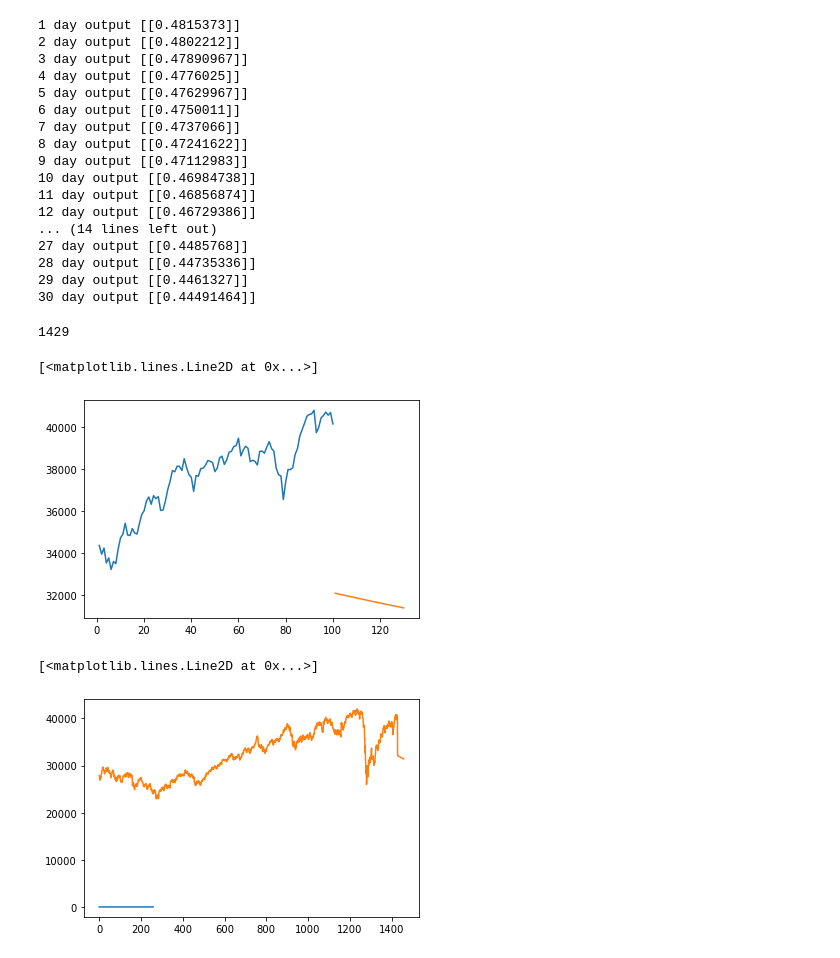
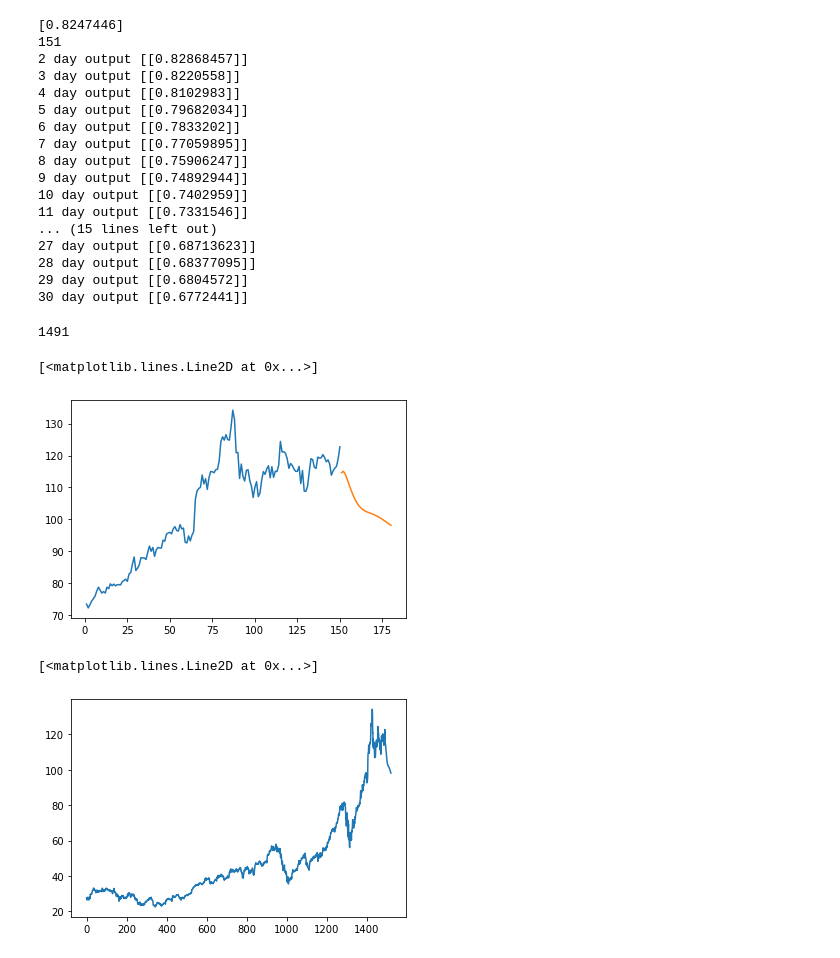
Before and after one commit to Saarthak8/Stock-Trading-Prediction, a Jupyter notebook: pred_model.ipynb, the cells around one changed output. Drawn from its saved outputs; the diff is of its cells as text; code cells hidden in the pictures.

```diff
--- a/pred_model.ipynb
+++ b/pred_model.ipynb
@@ -96,13 +130,13 @@ training_size,test_size
 # convert an array of values into a dataset matrix
 def create_dataset(dataset, time_step=1):
 	dataX, dataY = [], []
-	for i in range(len(dataset)-time_step-1):
+	for i in range(len(dataset)-time_step):
 		a = dataset[i:(i+time_step), 0]   ###i=0, 0,1,2,3-----99   100
 		dataX.append(a)
 		dataY.append(dataset[i + time_step, 0])
 	return np.array(dataX), np.array(dataY)
 # reshape into X=t,t+1,t+2,t+3 and Y=t+4
-time_step = 100
+time_step = 150
 X_train, y_train = create_dataset(train_data, time_step)
 X_test, ytest = create_dataset(test_data, time_step)
 print(X_train.shape), print(y_train.shape)
@@ -123,7 +157,7 @@ from tensorflow.keras.models import Sequential
 from tensorflow.keras.layers import Dense
 from tensorflow.keras.layers import LSTM
 model=Sequential()
-model.add(LSTM(50,return_sequences=True,input_shape=(100,1)))
+model.add(LSTM(50,return_sequences=True,input_shape=(time_step,1)))
 model.add(LSTM(50,return_sequences=True))
 model.add(LSTM(50))
 model.add(Dense(1))
@@ -213,4 +253,4 @@ len(test_data)
 # %%
-x_input=test_data[329:].reshape(1,-1)
+x_input=test_data[len(test_data)-time_step:].reshape(1,-1)
 x_input.shape
 # %% [output]
@@ -241,10 +281,10 @@ temp_input
 # demonstrate prediction for next 30 days
 from numpy import array
 lst_output=[]
-n_steps=100
+n_steps=x_input.shape[1]
 i=0
 while(i<30):
-    if(len(temp_input)>100):
+    if(len(temp_input)>time_step):
         x_input=np.array(temp_input[1:])
         x_input=x_input.reshape(1,-1)
         x_input = x_input.reshape((1, n_steps, 1))
@@ -264,21 +304,21 @@ while(i<30):
         lst_output.extend(yhat.tolist())
         i=i+1
 # %% [output]
-1 day output [[0.4815373]]
-2 day output [[0.4802212]]
-3 day output [[0.47890967]]
-4 day output [[0.4776025]]
-5 day output [[0.47629967]]
-6 day output [[0.4750011]]
-7 day output [[0.4737066]]
-8 day output [[0.47241622]]
-9 day output [[0.47112983]]
-10 day output [[0.46984738]]
-11 day output [[0.46856874]]
-12 day output [[0.46729386]]
-... (14 lines left out)
-27 day output [[0.4485768]]
-28 day output [[0.44735336]]
-29 day output [[0.4461327]]
-30 day output [[0.44491464]]
+[0.8247446]
+151
+2 day output [[0.82868457]]
+3 day output [[0.8220558]]
+4 day output [[0.8102983]]
+5 day output [[0.79682034]]
+6 day output [[0.7833202]]
+7 day output [[0.77059895]]
+8 day output [[0.75906247]]
+9 day output [[0.74892944]]
+10 day output [[0.7402959]]
+11 day output [[0.7331546]]
+... (15 lines left out)
+27 day output [[0.68713623]]
+28 day output [[0.68377095]]
+29 day output [[0.6804572]]
+30 day output [[0.6772441]]
 # %%
@@ -287,19 +327,18 @@ day_pred=np.arange(101,131)
 # %%
-len(df2)
+len(df1)
 # %% [output]
-1429
+1491
 # %%
-plt.plot(day_new,scaler.inverse_transform(df2[1329:]))
+plt.plot(day_new,scaler.inverse_transform(df1[len(df1)-time_step:]))
 plt.plot(day_pred,scaler.inverse_transform(lst_output))
 # %% [output]
 [<matplotlib.lines.Line2D at 0x...>]
-[figure, old version]
+[figure, new version]
 # %%
-df3=df2.tolist()
+df3=df1.tolist()
 df3.extend(lst_output)
-plt.plot(df3[1200:])
 df3=scaler.inverse_transform(df3).tolist()
 plt.plot(df3)
 # %% [output]
 [<matplotlib.lines.Line2D at 0x...>]
-[figure, old version]
+[figure, new version]
```
Also changed, not shown: parts of 21 cells of this notebook.
